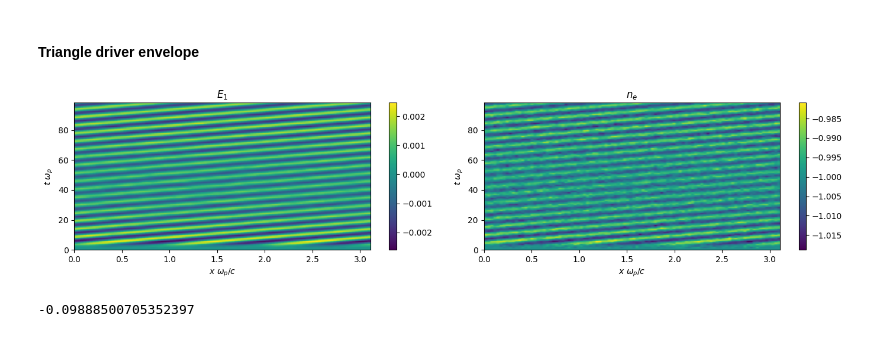
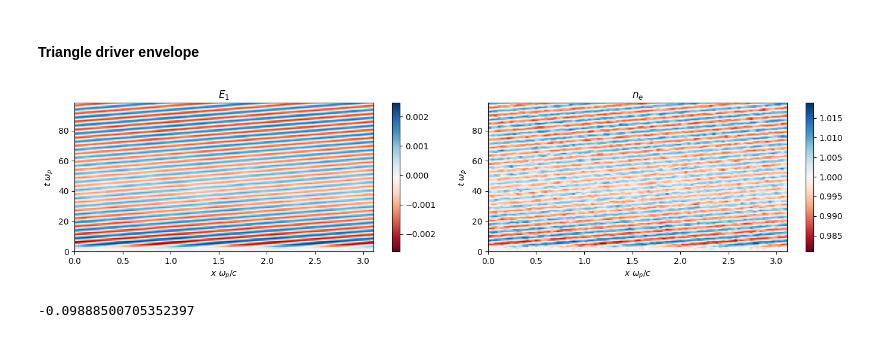
Before and after one commit to dschneidinger/222B_Landau_Damping_2024, a Jupyter notebook: 2-Landau_damping_in_PIC/EPW/analysis_code_homemade.ipynb, the cells around one changed output. Cells and saved outputs as stored; diff of their text form; code cells hidden in the pictures.

```diff
--- a/2-Landau_damping_in_PIC/EPW/analysis_code_homemade.ipynb
+++ b/2-Landau_damping_in_PIC/EPW/analysis_code_homemade.ipynb
@@ -29,27 +29,25 @@ edens_D_xt, dt, dx, t, x = get_osiris_quantity_1d('EPW-alves/MS/DENSITY/electron
 # %%
 plt.figure(figsize=(14,3.5))
 plt.subplot(1,2,1)
 plt.title('$E_1$')
-plt.imshow(e1_D_xt, origin='lower', extent=[x[0], x[-1], t[0], t[-1]], aspect='auto')
+plt.imshow(e1_D_xt, origin='lower', extent=[x[0], x[-1], t[0], t[-1]], aspect='auto',cmap = 'RdBu')
 # vphi = 0.03933/4
 # plt.plot(x,x/vphi, c='w')
 plt.xlabel('$x~\omega_p/c$')
 plt.ylabel('$t~\omega_p$')
 plt.colorbar()
 
 plt.subplot(1,2,2)
 plt.title('$n_e$')
-plt.imshow(edens_D_xt, origin='lower', extent=[x[0], x[-1], t[0], t[-1]], aspect='auto')
+plt.imshow(-1*edens_D_xt, origin='lower', extent=[x[0], x[-1], t[0], t[-1]], aspect='auto',cmap = 'RdBu')
 # plt.plot(x,x/vphi, c='w')
 plt.xlabel('$x~\omega_p/c$')
 plt.ylabel('$t~\omega_p$')
 plt.colorbar()
 
-
-
 plt.tight_layout()
 # %% [output]
-[figure, old version]
+[figure, new version]
 # %%
 kld=0.33
 
```
Also changed, not shown: parts of 1 cell of this notebook, 1 other file.
